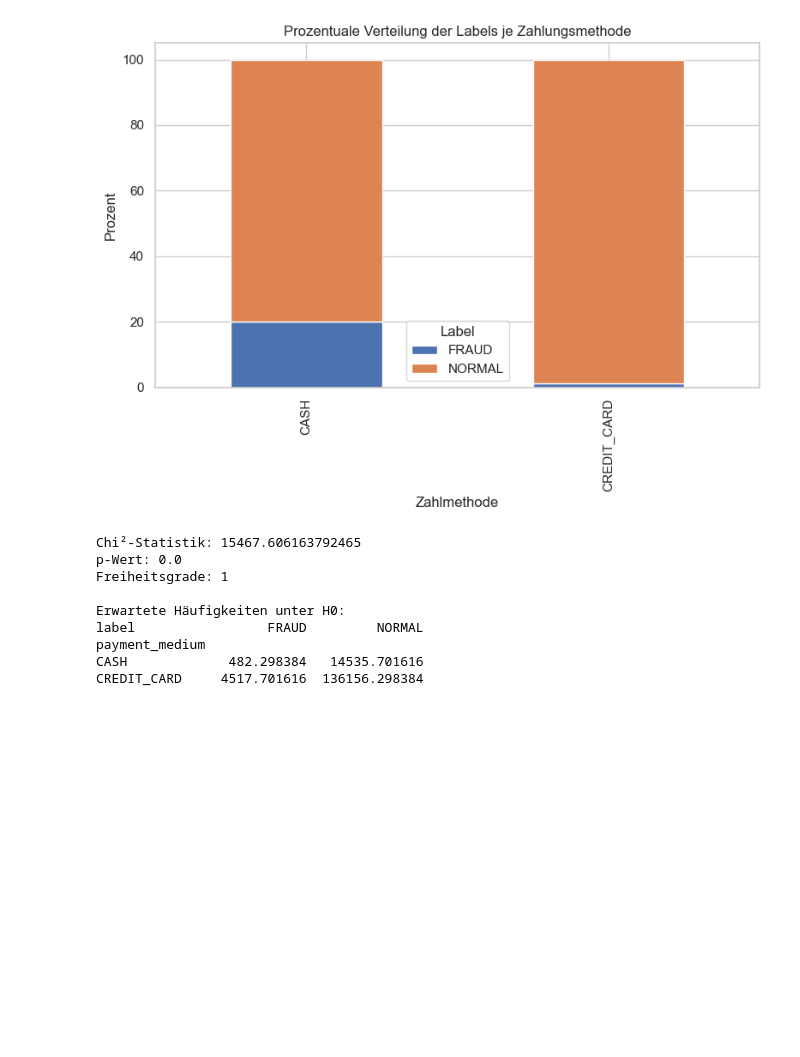
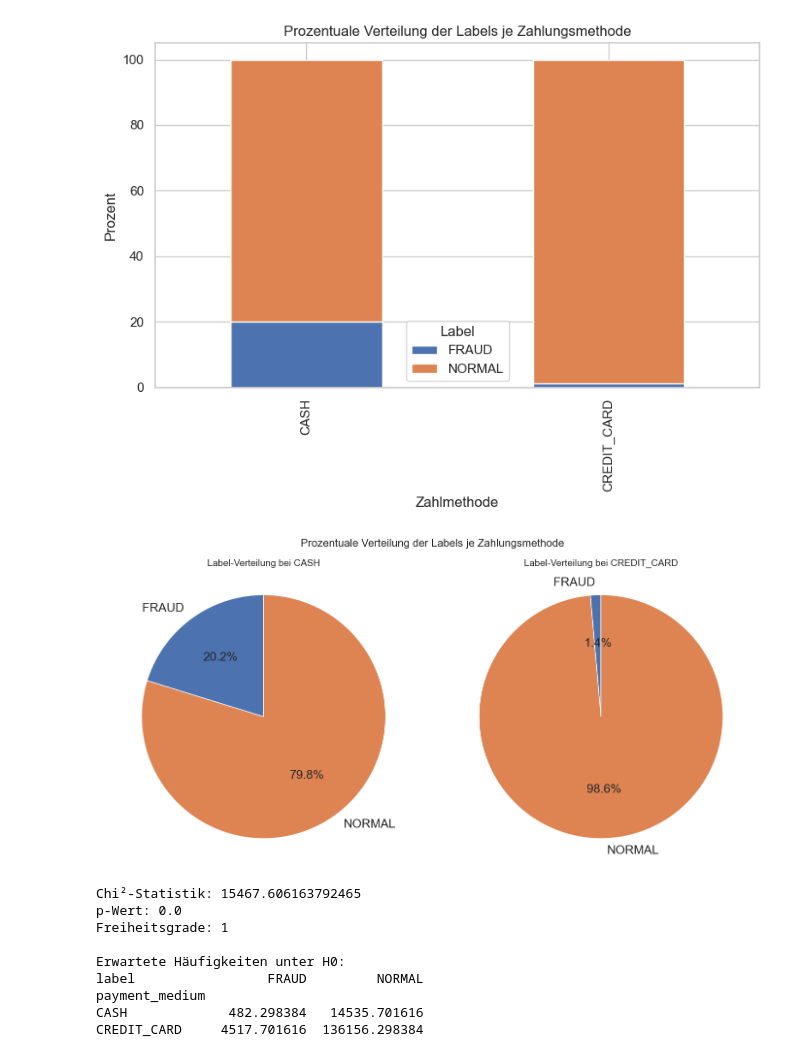
Before and after one commit to David-Leatham/project_data_science, a Jupyter notebook: analyseGesamttabelle.ipynb, the cells around one changed output. Cells and saved outputs as stored; diff of their text form; code cells hidden in the pictures; blank space fills up the shorter version.

```diff
--- a/analyseGesamttabelle.ipynb
+++ b/analyseGesamttabelle.ipynb
@@ -332,6 +332,40 @@ plt.tight_layout()
 plt.show()
 # %% [output]
 [figure]
+# %%
+# Gruppieren und Prozentanteile berechnen
+grouped = joined_transactions.groupby('payment_medium')['label'].value_counts(normalize=True).unstack() * 100
+
+# Plot-Setup mit größerer Schrift
+fig, axes = plt.subplots(1, 2, figsize=(14, 7))  # Größerer Plot
+
+# Pie Chart für CASH
+axes[0].pie(
+    grouped.loc['CASH'],
+    labels=grouped.columns,
+    autopct='%1.1f%%',
+    startangle=90,
+    textprops={'fontsize': 18}  # größere Schrift
+)
+axes[0].set_title('Label-Verteilung bei CASH', fontsize=14)
+axes[0].axis('equal')
+
+# Pie Chart für CREDIT_CARD
+axes[1].pie(
+    grouped.loc['CREDIT_CARD'],
+    labels=grouped.columns,
+    autopct='%1.1f%%',
+    startangle=90,
+    textprops={'fontsize': 18}  # größere Schrift
+)
+axes[1].set_title('Label-Verteilung bei CREDIT_CARD', fontsize=14)
+axes[1].axis('equal')
+
+plt.suptitle('Prozentuale Verteilung der Labels je Zahlungsmethode', fontsize=16)
+plt.tight_layout()
+plt.show()
+# %% [output]
+[figure, added]
 # %%
 # Kontingenztabelle erstellen (absolute Häufigkeiten)
 contingency_table = pd.crosstab(joined_transactions['payment_medium'], joined_transactions['label'])
```
Also changed, not shown: parts of 2 cells of this notebook.
